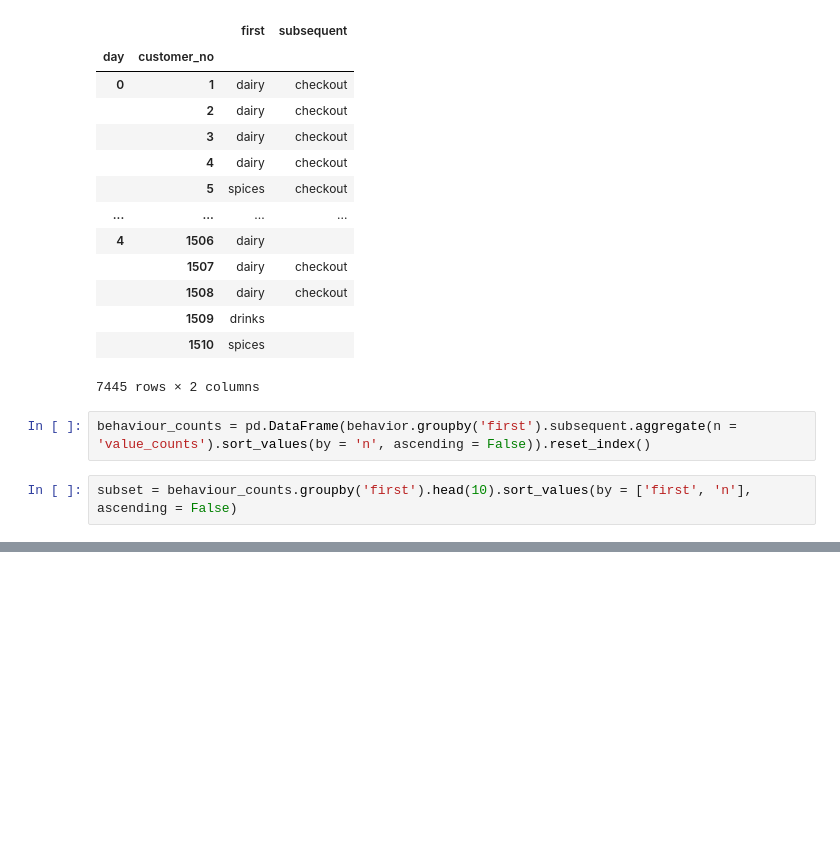
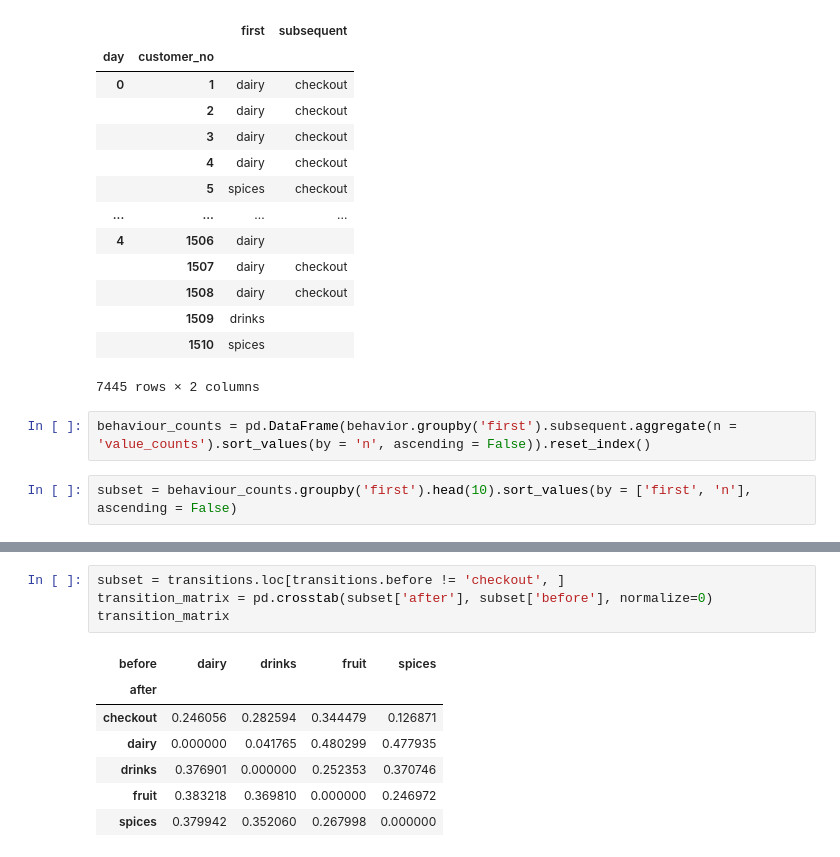
Before and after one commit to the-Hull/p045_spiced_projects, a Jupyter notebook: 08_week/02_project/01_exploration.ipynb, the cells around one changed output, grey strips where cells are left out. Cells and saved outputs as stored; diff of their text form; blank space fills up the shorter version.

```diff
--- a/08_week/02_project/01_exploration.ipynb
+++ b/08_week/02_project/01_exploration.ipynb
@@ -193,0 +235,12 @@ fig.set_xticklabels(rotation=65, horizontalalignment='right')
+# %%
+subset = transitions.loc[transitions.before != 'checkout', ]
+transition_matrix = pd.crosstab(subset['after'], subset['before'], normalize=0)
+transition_matrix
+# %% [output]
+| before | dairy | drinks | fruit | spices |
+| after |  |  |  |  |
+| checkout | 0.246056 | 0.282594 | 0.344479 | 0.126871 |
+| dairy | 0.000000 | 0.041765 | 0.480299 | 0.477935 |
+| drinks | 0.376901 | 0.000000 | 0.252353 | 0.370746 |
+| fruit | 0.383218 | 0.369810 | 0.000000 | 0.246972 |
+| spices | 0.379942 | 0.352060 | 0.267998 | 0.000000 |
```
Also changed, not shown: parts of 8 cells of this notebook.
